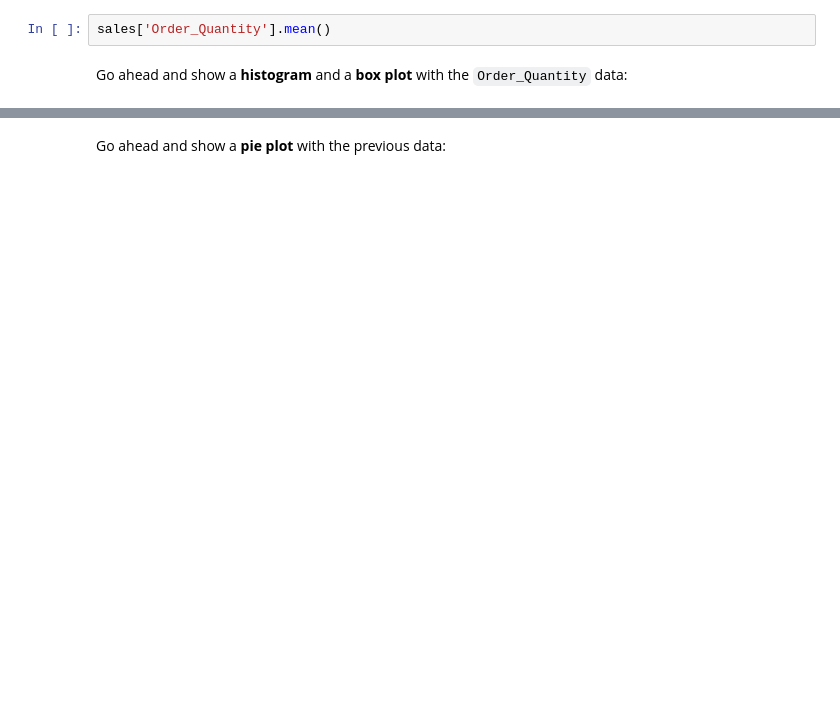
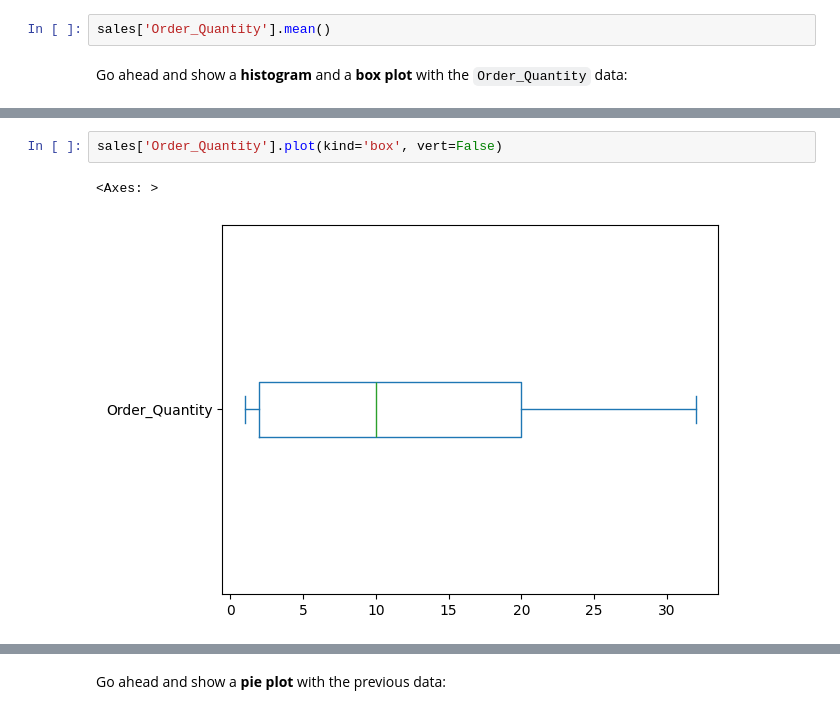
Before and after one commit to Santiago956/FreeCodeCamp-Pandas-Real-Life-Example, a Jupyter notebook: Exercises_1.ipynb, the cells around one changed output, grey strips where cells are left out. Cells and saved outputs as stored; diff of their text form; blank space fills up the shorter version.

```diff
--- a/Exercises_1.ipynb
+++ b/Exercises_1.ipynb
@@ -60,2 +90,7 @@ Go ahead and show a <b>histogram</b> and a <b>box plot</b> with the `Order_Quant
+# %%
+sales['Order_Quantity'].plot(kind='box', vert=False)
+# %% [output]
+<Axes: >
+[figure, added]
 # %%
 sales['Order_Quantity'].plot(kind='hist', bins=30, figsize=(14,6))
```
Also changed, not shown: parts of 47 cells of this notebook.
